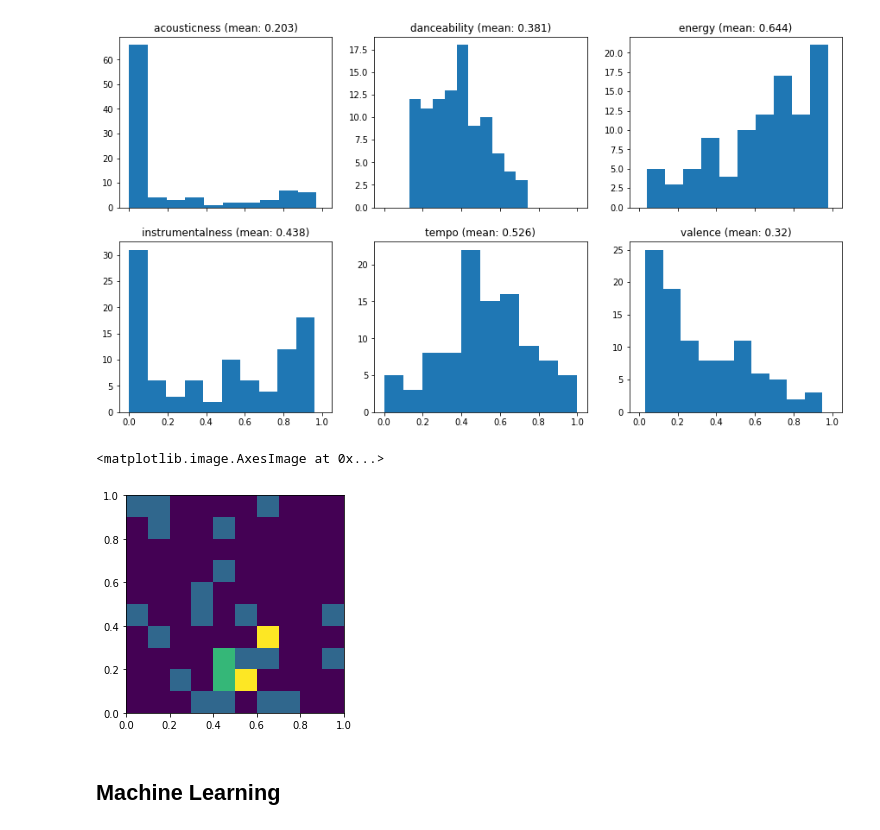
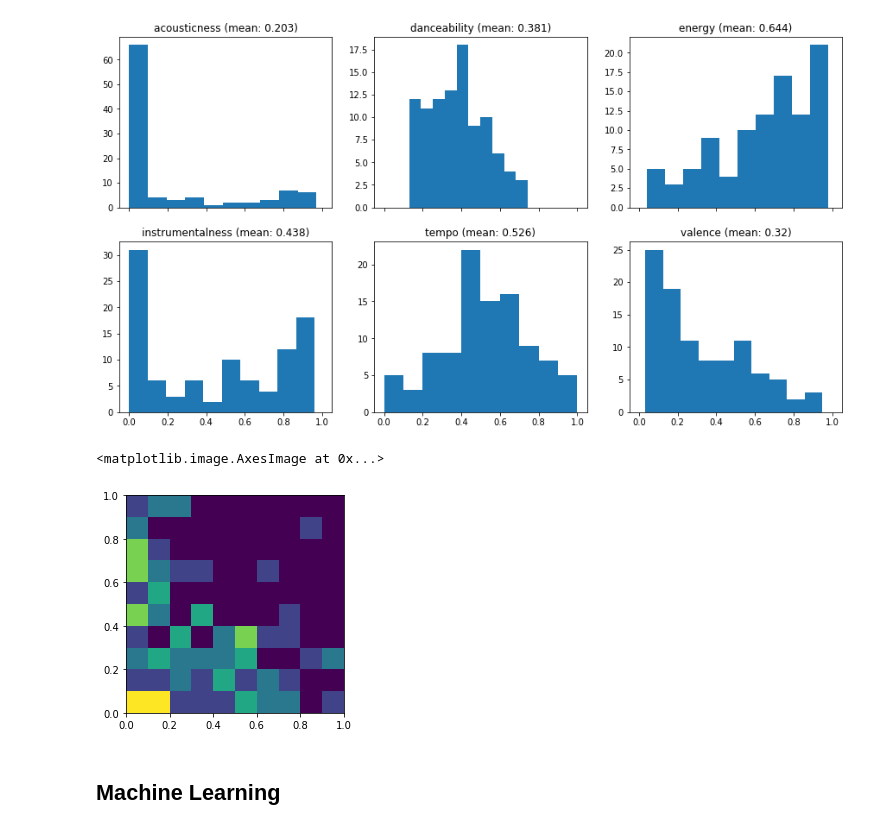
Before and after one commit to oikheloa/oikheloa.github.io, a Jupyter notebook: Final/CMSC320_Final_Project.ipynb, the cells around one changed output. Drawn from its saved outputs; the diff is of its cells as text; code cells hidden in the pictures.

```diff
--- a/Final/CMSC320_Final_Project.ipynb
+++ b/Final/CMSC320_Final_Project.ipynb
@@ -117,11 +117,11 @@ for col in features.columns:
 # %% [output]
 [figure]
 # %%
-h, xedges, yedges = np.histogram2d(features['energy'], features['tempo'])
+h, xedges, yedges = np.histogram2d(features['energy'], features['valence'])
 plt.imshow(h, extent=[0, 1, 0, 1])
 # %% [output]
 <matplotlib.image.AxesImage at 0x...>
-[figure, old version]
+[figure, new version]
 # %% [markdown]
 ## Machine Learning
 # %%
```
Also changed, not shown: parts of 7 cells of this notebook, 1 other file.
